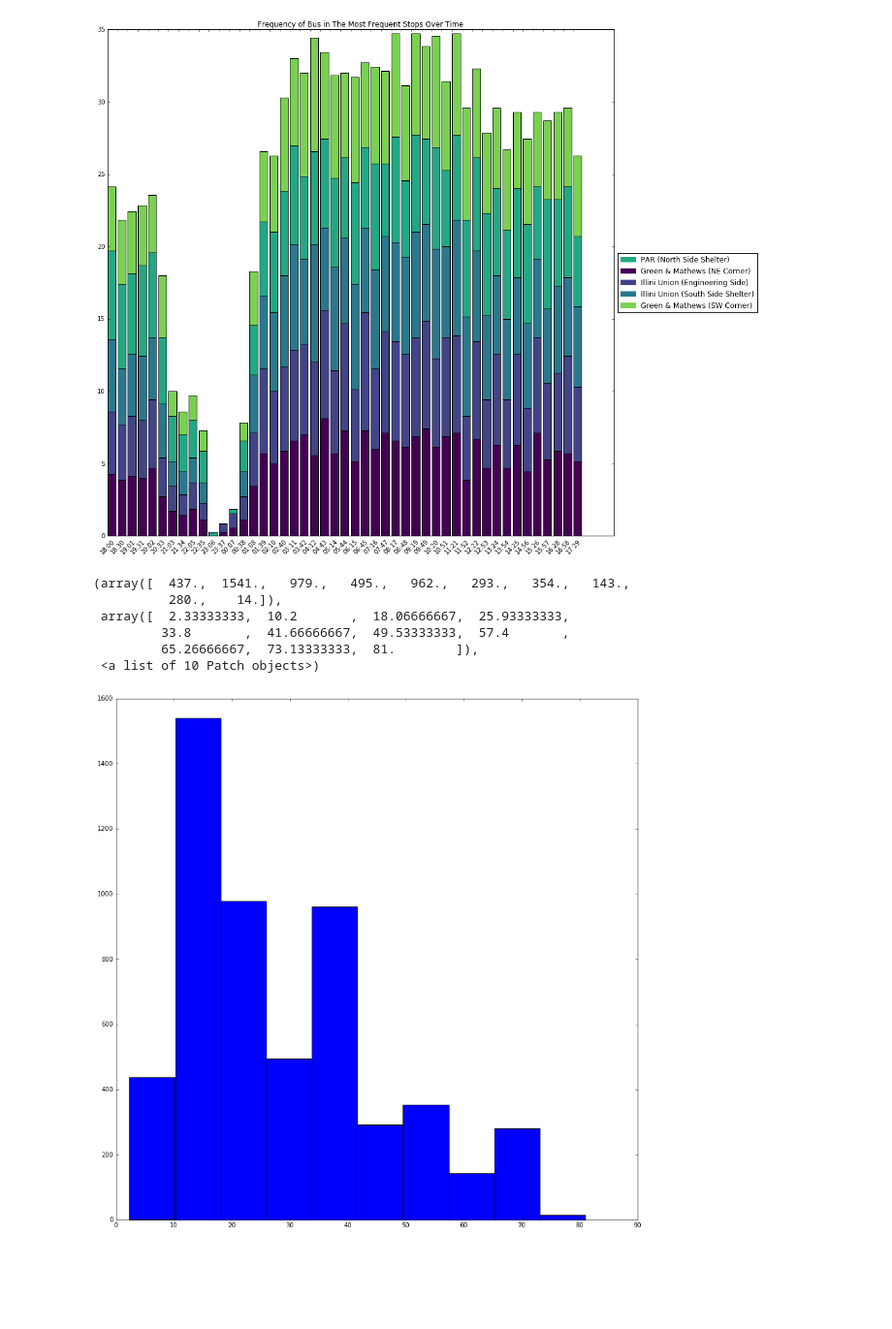
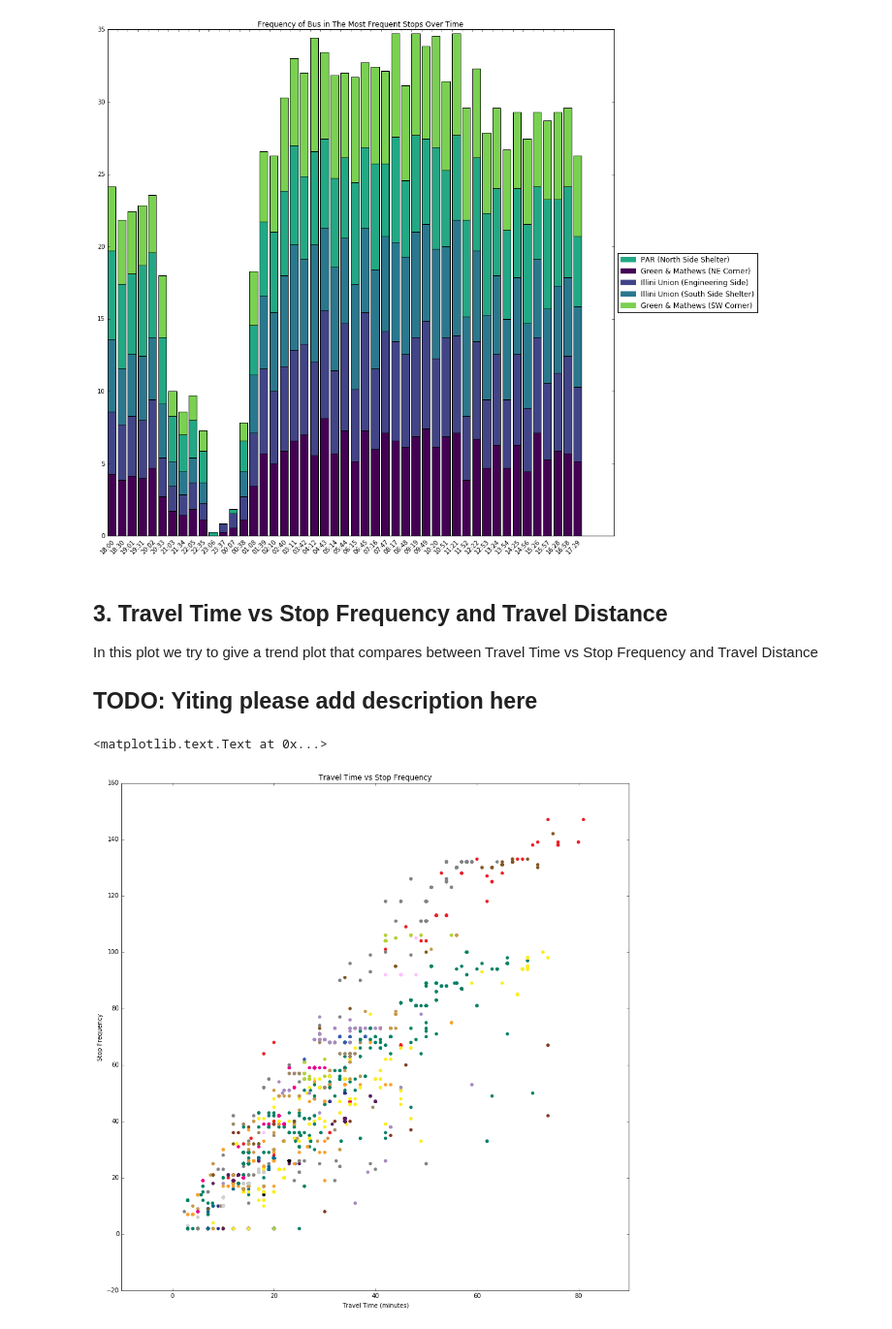
Before and after one commit to nikolausn/project-spring2017, a Jupyter notebook: part1/cumtd.ipynb, the cells around one changed output. Shown at 97% size. Drawn from its saved outputs; the diff is of its cells as text; code cells hidden in the pictures; blank space fills up the shorter version.

Commit message:
finishing Stop Observations part 3

```diff
--- a/part1/cumtd.ipynb
+++ b/part1/cumtd.ipynb
@@ -652,15 +652,24 @@ ax.set_title('Frequency of Bus in The Most Frequent Stops Over Time')
 # %% [output]
 <matplotlib.text.Text at 0x...>
 [figure]
+# %% [markdown]
+## 3. Travel Time vs Stop Frequency and Travel Distance
+In this plot we try to give a trend plot that compares between Travel Time vs Stop Frequency and Travel Distance
+## TODO: Yiting please add description here
 # %%
-plt.figure(figsize=(15,15));
-plt.hist((trips['travel_time']/60))
+#plt.figure(figsize=(15,15));
+#plt.hist((trips['travel_time']/60))
-# %% [output]
-(array([  437.,  1541.,   979.,   495.,   962.,   293.,   354.,   143.,
-          280.,    14.]),
- array([  2.33333333,  10.2       ,  18.06666667,  25.93333333,
-         33.8       ,  41.66666667,  49.53333333,  57.4       ,
-         65.26666667,  73.13333333,  81.        ]),
- <a list of 10 Patch objects>)
-[figure, removed]
+# %%
+fig = plt.figure(figsize=(15,15));
+ax = fig.add_subplot(1,1,1)
+
+trips_colors = trips['route_id'].apply(lambda col: '#'+route_colors[col])
+
+ax.scatter((trips['travel_time']/60),trips['stop_frequency'],color=trips_colors)
+ax.set_xlabel('Travel Time (minutes)')
+ax.set_ylabel('Stop Frequency')
+ax.set_title('Travel Time vs Stop Frequency')
+# %% [output]
+<matplotlib.text.Text at 0x...>
+[figure, added]
 # %%
```
Also changed, not shown: parts of 10 cells of this notebook.
